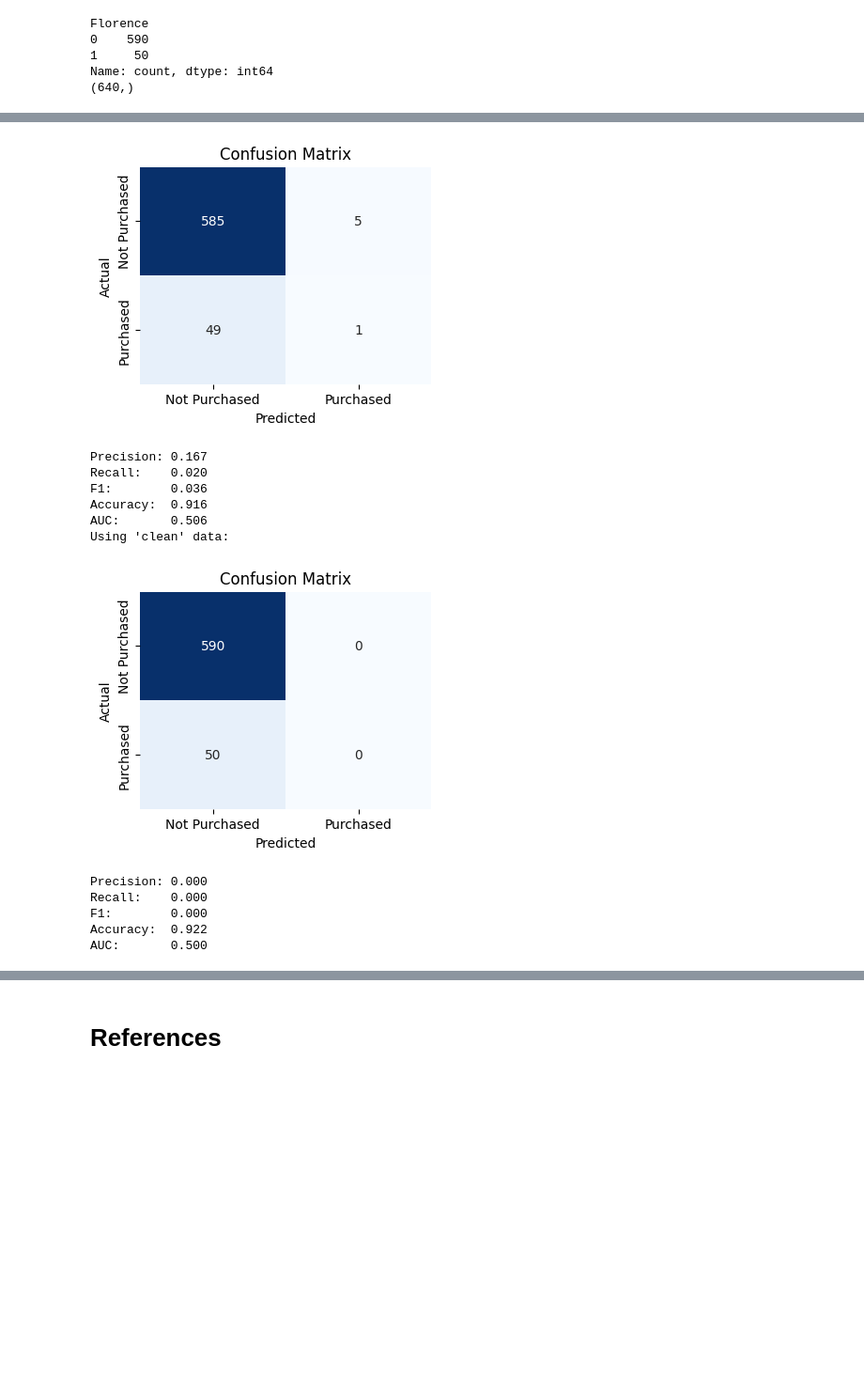
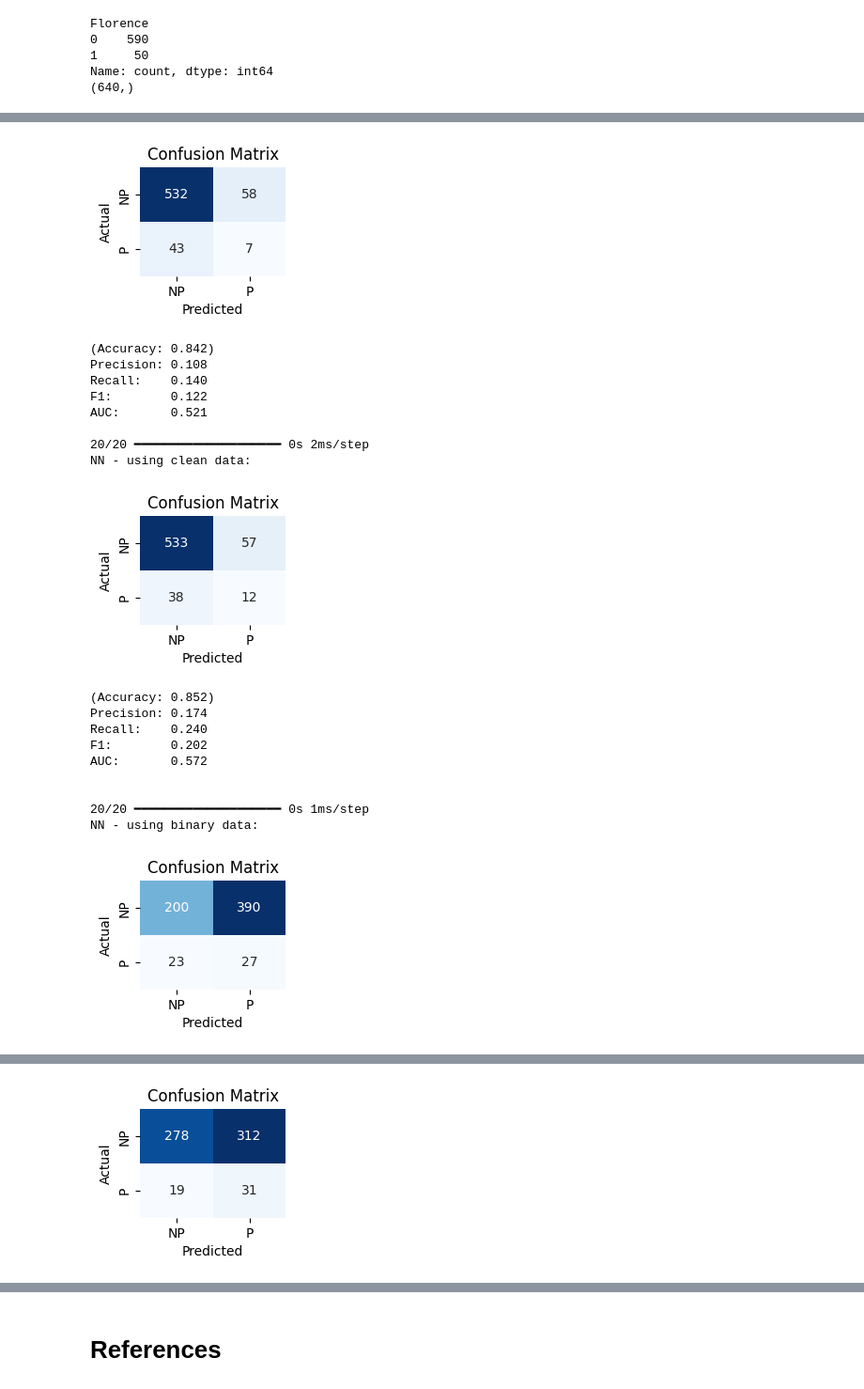
Before and after one commit to matthewcurran/columbian-exchange-world-explorer, a Jupyter notebook: MJC_SS_Data_Mining_Final.ipynb, the cells around one changed output, grey strips where cells are left out. Shown at 94% size. Saved outputs shown, nothing was run; the diff lists cells and outputs as text; code cells hidden in the pictures; blank space fills up the shorter version.

```diff
--- a/MJC_SS_Data_Mining_Final.ipynb
+++ b/MJC_SS_Data_Mining_Final.ipynb
@@ -413,6 +598,8 @@ Epoch 15/15
 # %%
-model.compile(optimizer='adam',
+X_resampled, y_resampled = smote.fit_resample(clean_train_and_val, clean_labels_train_and_val)
+
+model_clean.compile(optimizer='adam',
               loss='binary_crossentropy',
-              metrics=[metrics.AUC(name='auc_6')])
-history_clean = model.fit(clean_train_and_val, clean_labels_train_and_val, epochs=20, batch_size=32, validation_split=0.2)
+              metrics=['accuracy'])
+history_clean = model_clean.fit(X_resampled, y_resampled, epochs=8, batch_size=32, validation_split=0.2)
 # %% [output]
@@ -435,0 +622,16 @@ Epoch 20/20
+# %%
+X_resampled, y_resampled = smote.fit_resample(train_and_val_2, labels_train_and_val_2)
+
+model_2.compile(optimizer='adam',
+              loss='binary_crossentropy',
+              metrics=['accuracy'])
+history_2 = model_2.fit(X_resampled, y_resampled, epochs=10, batch_size=32, validation_split=0.2)
+print()
+print()
+
+X_resampled, y_resampled = smote.fit_resample(c2_train_and_val, c2_labels_train_and_val)
+
+model_2_clean.compile(optimizer='adam',
+              loss='binary_crossentropy',
+              metrics=['accuracy'])
+history_2_clean = model_2_clean.fit(X_resampled, y_resampled, epochs=10, batch_size=32, validation_split=0.2)
@@ -484,15 +694,29 @@ Florence
 Name: count, dtype: int64
 (640,)
 # %%
-# Apply test data to both:
+# Apply test data:
 y_pred = model.predict(test)
 # convert to 0s and 1s:
 y_pred = [1 if x > 0.5 else 0 for x in y_pred]
+print("NN:")
 print_confusion_matrix(labels_test, y_pred)
 
 print()
-print("Using 'clean' data:")
-y_pred_clean = model.predict(clean_test)
+y_pred_clean = model_clean.predict(clean_test)
 y_pred_clean = [1 if x > 0.5 else 0 for x in y_pred_clean]
+print("NN - using clean data:")
 print_confusion_matrix(clean_labels_test, y_pred_clean)
+
+print()
+print()
+y_pred_2 = model_2.predict(test)
+y_pred_2 = [1 if x > 0.5 else 0 for x in y_pred_2]
+print("NN - using binary data:")
+print_confusion_matrix(labels_test, y_pred_2)
+
+print()
+y_pred_2_clean = model_2_clean.predict(clean_test)
+y_pred_2_clean = [1 if x > 0.5 else 0 for x in y_pred_2_clean]
+print("NN - using 'clean' binary data:")
+print_confusion_matrix(clean_labels_test, y_pred_2_clean)
 # %% [output]
@@ -499,13 +725,20 @@ print_confusion_matrix(clean_labels_test, y_pred_clean)
-[figure, old version]
+[figure, new version]
-Precision: 0.167
-Recall:    0.020
-F1:        0.036
-Accuracy:  0.916
-AUC:       0.506
-Using 'clean' data:
+(Accuracy: 0.842)
+Precision: 0.108
+Recall:    0.140
+F1:        0.122
+AUC:       0.521
+
+20/20 ━━━━━━━━━━━━━━━━━━━━ 0s 2ms/step
+NN - using clean data:
-[figure, old version]
+[figure, new version]
-Precision: 0.000
-Recall:    0.000
-F1:        0.000
-Accuracy:  0.922
-AUC:       0.500
+(Accuracy: 0.852)
+Precision: 0.174
+Recall:    0.240
+F1:        0.202
+AUC:       0.572
+
+
+20/20 ━━━━━━━━━━━━━━━━━━━━ 0s 1ms/step
+NN - using binary data:
+[figure, added]
@@ -511,0 +753 @@ AUC:       0.500
+[figure, added]
```
Also changed, not shown: parts of 37 cells of this notebook.
